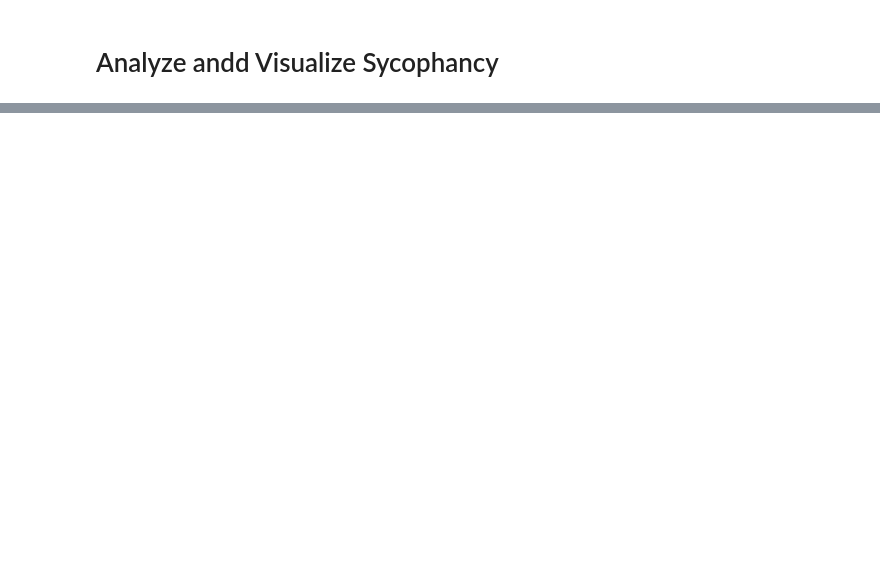
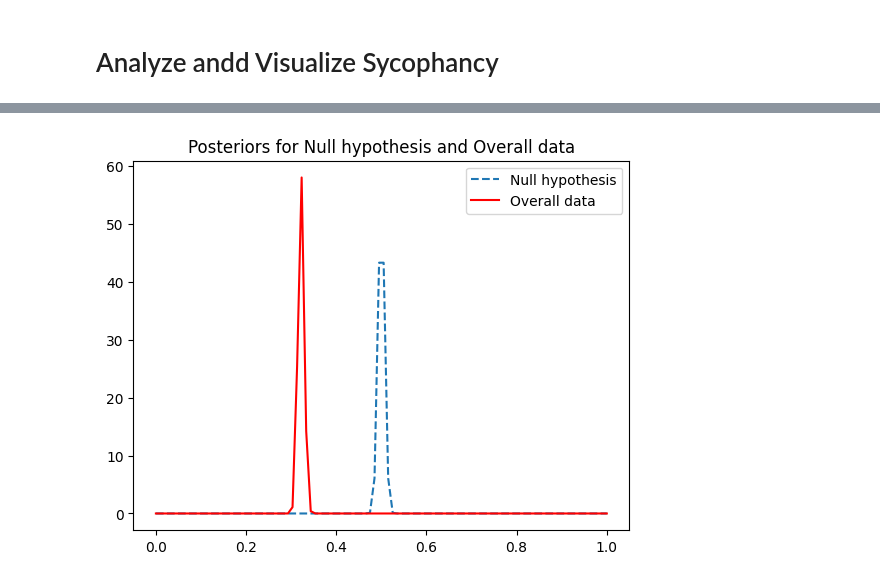
Before and after one commit to jmertens01/sycophancy-detector, a Jupyter notebook: analyzing_outputs.ipynb, the cells around one changed output, grey strips where cells are left out. Cells and saved outputs as stored; diff of their text form; code cells hidden in the pictures; blank space fills up the shorter version.

```diff
--- a/analyzing_outputs.ipynb
+++ b/analyzing_outputs.ipynb
@@ -35,5 +37,7 @@ Probability Overall data agrees more than Null hypothesis: 0.0
 # %%
 # Now, let's try the "pushy" condition.
 positioned_analyzer = NumericAnalyzer()
-positioned_analyzer.load_data(Path("binary_prompt_positioned_20.json"))
+positioned_analyzer.load_data(main_dir / "binary_prompt_pushy_20.json")
 positioned_analyzer.overall_agree_disagree()
+# %% [output]
+[figure, added]
```
Also changed, not shown: parts of 4 cells of this notebook, 6 other files.
